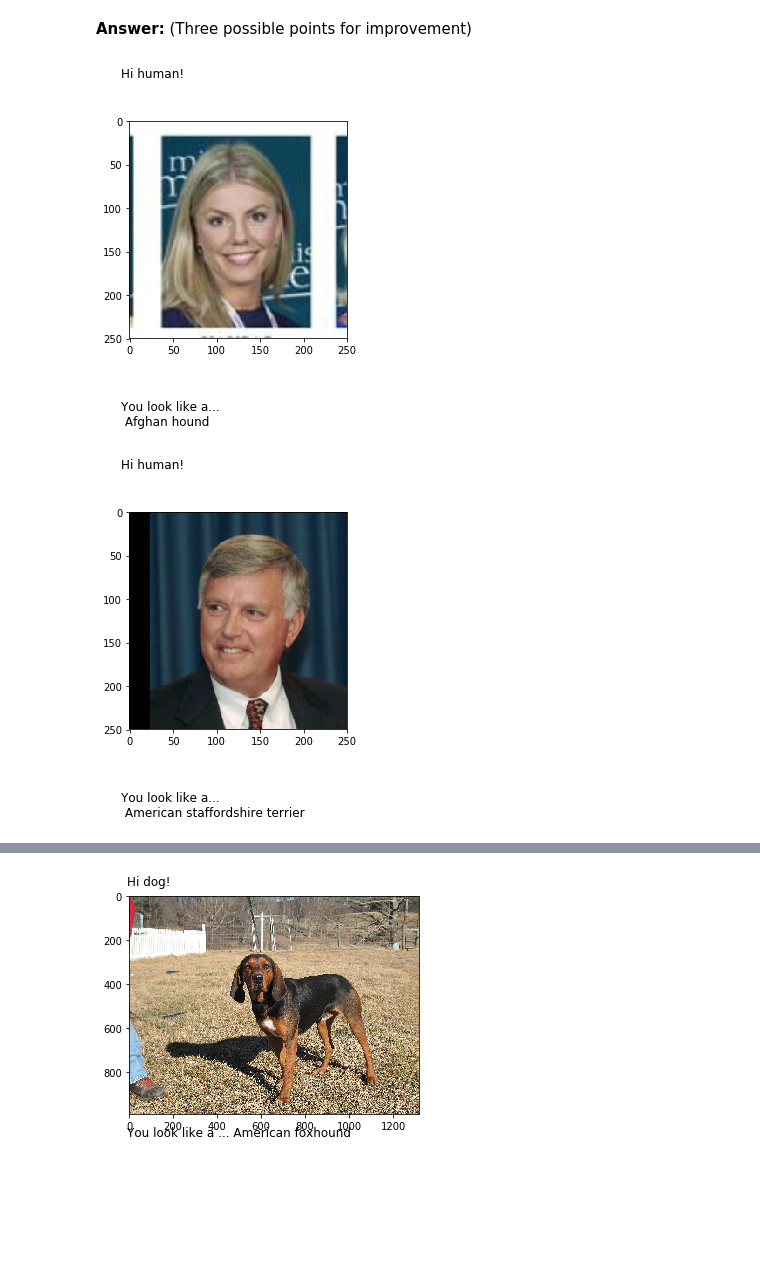
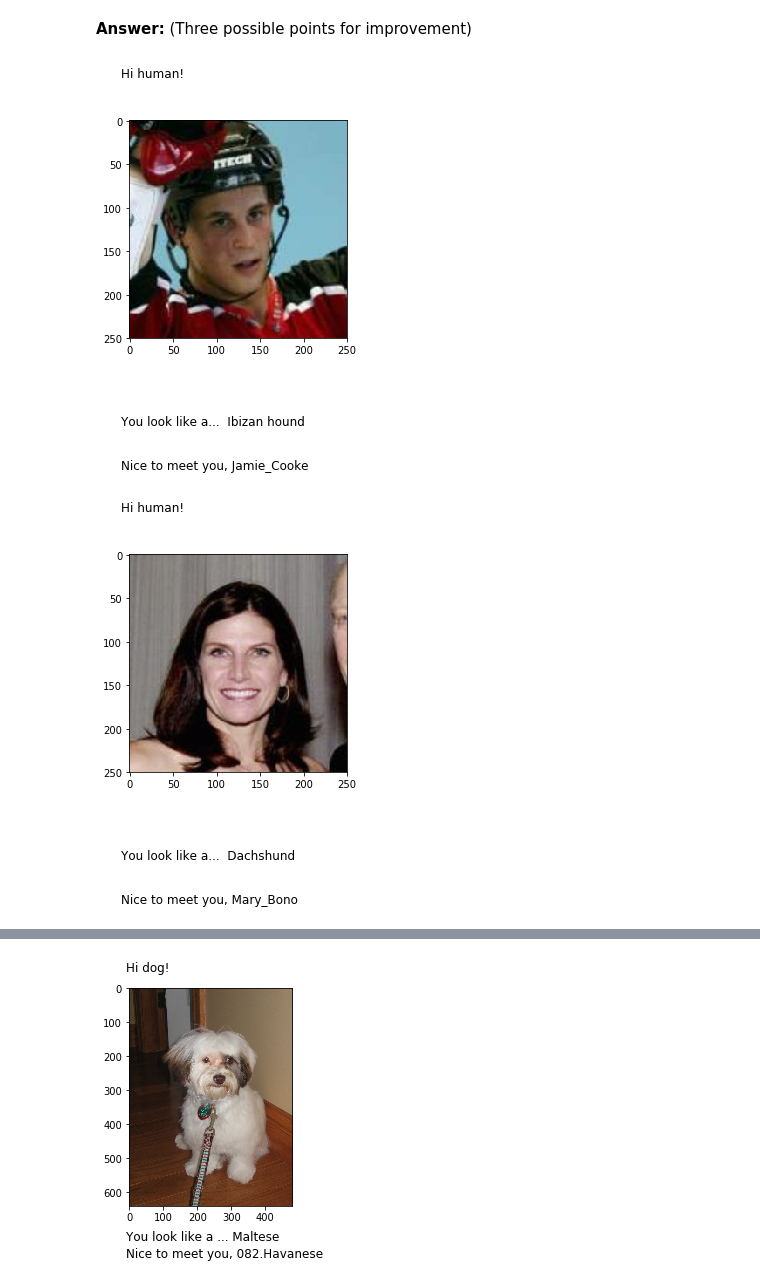
Before and after one commit to petersiemen/dog-breed-classifier, a Jupyter notebook: dog-breed-classifier/dog_app.ipynb, the cells around one changed output, grey strips where cells are left out. Cells and saved outputs as stored; diff of their text form; code cells hidden in the pictures; blank space fills up the shorter version.

Commit message:
model_transfer with 66% accuracy

```diff
--- a/dog-breed-classifier/dog_app.ipynb
+++ b/dog-breed-classifier/dog_app.ipynb
@@ -915,15 +932,26 @@ def predict_breed_transfer(img_path):
 
     image = Image.open(img_path)
 
+    normalize = transforms.Normalize(
+        mean=[0.5, 0.5, 0.5],
+        std=[0.5, 0.5, 0.5],
+    )
+
     transform = transforms.Compose([
-        transforms.Resize(255),
-        transforms.CenterCrop((255, 255)),
-        transforms.ToTensor()
+        transforms.RandomHorizontalFlip(),
+        transforms.RandomRotation(15),
+        #transforms.Resize(size),
+        #transforms.CenterCrop(cropped_size),
+        transforms.RandomResizedCrop(cropped_size),
+        transforms.ToTensor(),
+        normalize
     ])
 
     tensor = transform(image)
+    if use_cuda:
+        tensor = tensor.cuda()
 
-    out = model_transfer.forward(tensor.reshape(1, 3, 255, 255))
+    out = model_transfer.forward(tensor.reshape(1, 3, cropped_size, cropped_size))
     if use_cuda:
         out = out.cpu()
     idx_of_max_value = out.detach().numpy().argmax()
@@ -971,12 +999,13 @@ def run_app(img_path):
         if is_human:
             greeting = 'Hi human!'
             breed = predict_breed_transfer(img_path)
-            tell_me_more = 'You look like a...\n {}'.format(breed)
+            tell_me_more = 'You look like a...  {}'.format(breed)
 
     image = Image.open(img_path)
     plt.text(-10, -50, greeting, fontsize=12)
 
     plt.imshow(image)
     plt.text(-10, image.height + 100, tell_me_more, fontsize=12)
+    plt.text(-10, image.height + 150, 'Nice to meet you, {}'.format(img_path.split("/")[-2]), fontsize=12)
     plt.show()
 # %%
@@ -998,11 +1029,17 @@ __Answer:__ (Three possible points for improvement)
 # %%
 ## TODO: Execute your algorithm from Step 6 on
 ## at least 6 images on your computer.
 ## Feel free to use as many code cells as needed.
 
 ## suggested code, below
-for file in np.hstack((human_files[:3], dog_files[:3])):
+for file in human_files[:3]:
     run_app(file)
+
+for file in dog_files[:3]:
+    run_app(file)
+
+#for file in np.hstack((human_files[:3], dog_files[:3])):
+#    run_app(file)
 # %% [output]
-[figure, old version]
+[figure, new version]
-[figure, old version]
+[figure, new version]
@@ -1010 +1047 @@ for file in np.hstack((human_files[:3], dog_files[:3])):
-[figure, old version]
+[figure, new version]
```
Also changed, not shown: parts of 5 cells of this notebook, 1 other file.
